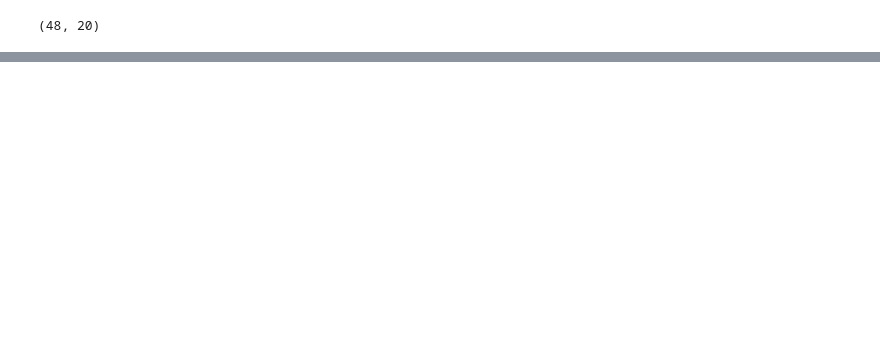
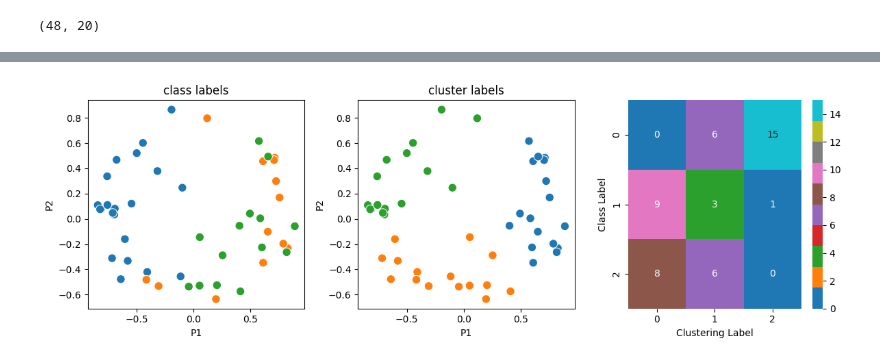
Before and after one commit to clumsyspeedboat/clustering_metaproteins, a Jupyter notebook: cluster_analysis.ipynb, the cells around one changed output, grey strips where cells are left out. Saved outputs shown, nothing was run; the diff lists cells and outputs as text; code cells hidden in the pictures; blank space fills up the shorter version.

```diff
--- a/cluster_analysis.ipynb
+++ b/cluster_analysis.ipynb
@@ -253,3 +171,7 @@ U = np.array(v[:, i[0]]).reshape(-1, 1)
+# %%
+cluster_plots(df_pca, X, AgglomerativeClustering, 3)
+# %% [output]
+[figure, added]
 # %%
 range_param = [2,3,4,5,6,7]
 algorithms = [KMeans]
```
Also changed, not shown: parts of 11 cells of this notebook, 4 other files.
